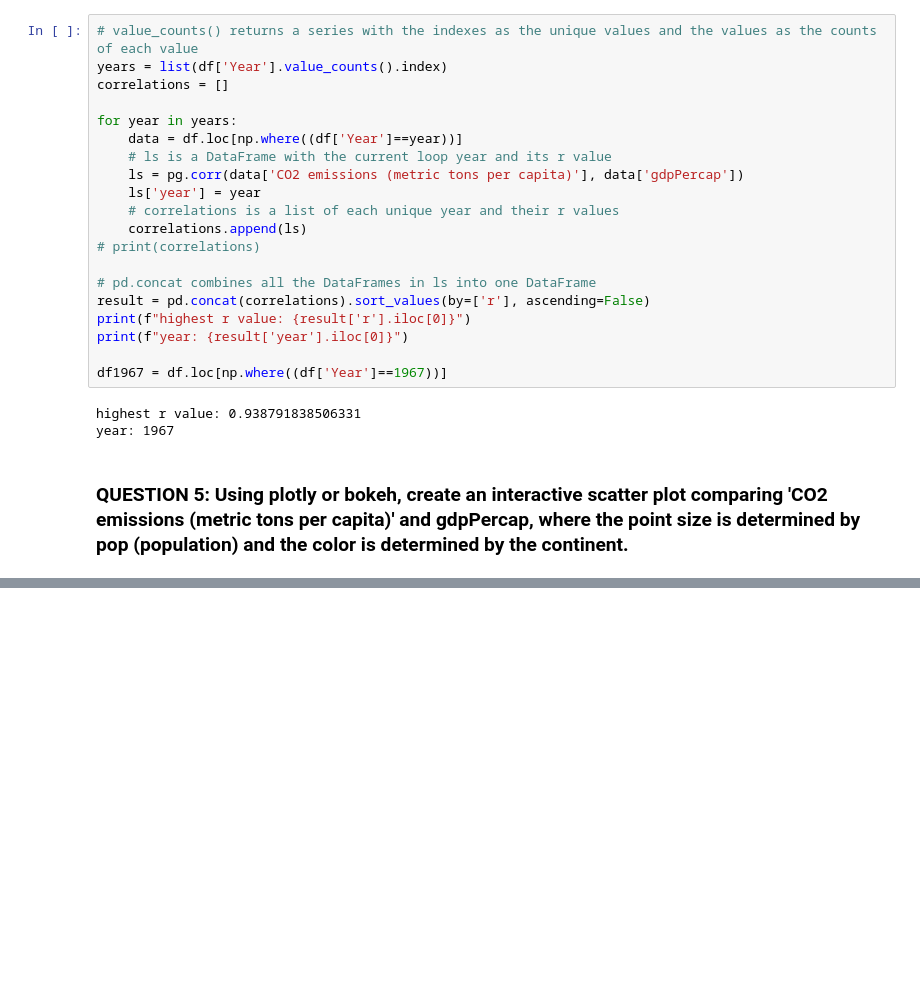
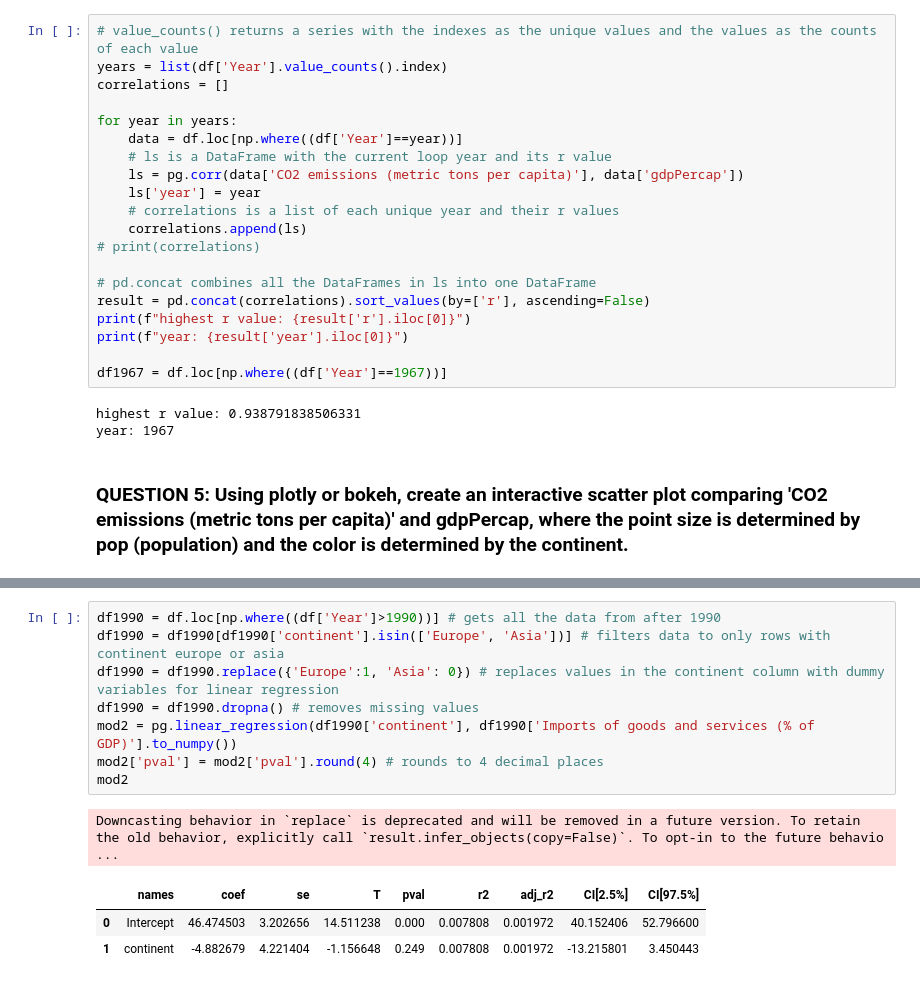
Before and after one commit to sophie-z/brn-training, a Jupyter notebook: Python for Data Science/py_for_ds_practice.ipynb, the cells around one changed output, grey strips where cells are left out. Drawn from its saved outputs; the diff is of its cells as text; blank space fills up the shorter version.

```diff
--- a/Python for Data Science/py_for_ds_practice.ipynb
+++ b/Python for Data Science/py_for_ds_practice.ipynb
@@ -111,0 +134,13 @@ show(plot)
+# %%
+df1990 = df.loc[np.where((df['Year']>1990))] # gets all the data from after 1990
+df1990 = df1990[df1990['continent'].isin(['Europe', 'Asia'])] # filters data to only rows with continent europe or asia
+df1990 = df1990.replace({'Europe':1, 'Asia': 0}) # replaces values in the continent column with dummy variables for linear regression
+df1990 = df1990.dropna() # removes missing values
+mod2 = pg.linear_regression(df1990['continent'], df1990['Imports of goods and services (% of GDP)'].to_numpy())
+mod2['pval'] = mod2['pval'].round(4) # rounds to 4 decimal places
+mod2
+# %% [output]
+Downcasting behavior in `replace` is deprecated and will be removed in a future version. To retain the old behavior, explicitly call `result.infer_objects(copy=False)`. To opt-in to the future behavio ...
+|  | names | coef | se | T | pval | r2 | adj_r2 | CI[2.5%] | CI[97.5%] |
+| 0 | Intercept | 46.474503 | 3.202656 | 14.511238 | 0.000 | 0.007808 | 0.001972 | 40.152406 | 52.796600 |
+| 1 | continent | -4.882679 | 4.221404 | -1.156648 | 0.249 | 0.007808 | 0.001972 | -13.215801 | 3.450443 |
```
Also changed, not shown: parts of 14 cells of this notebook.
